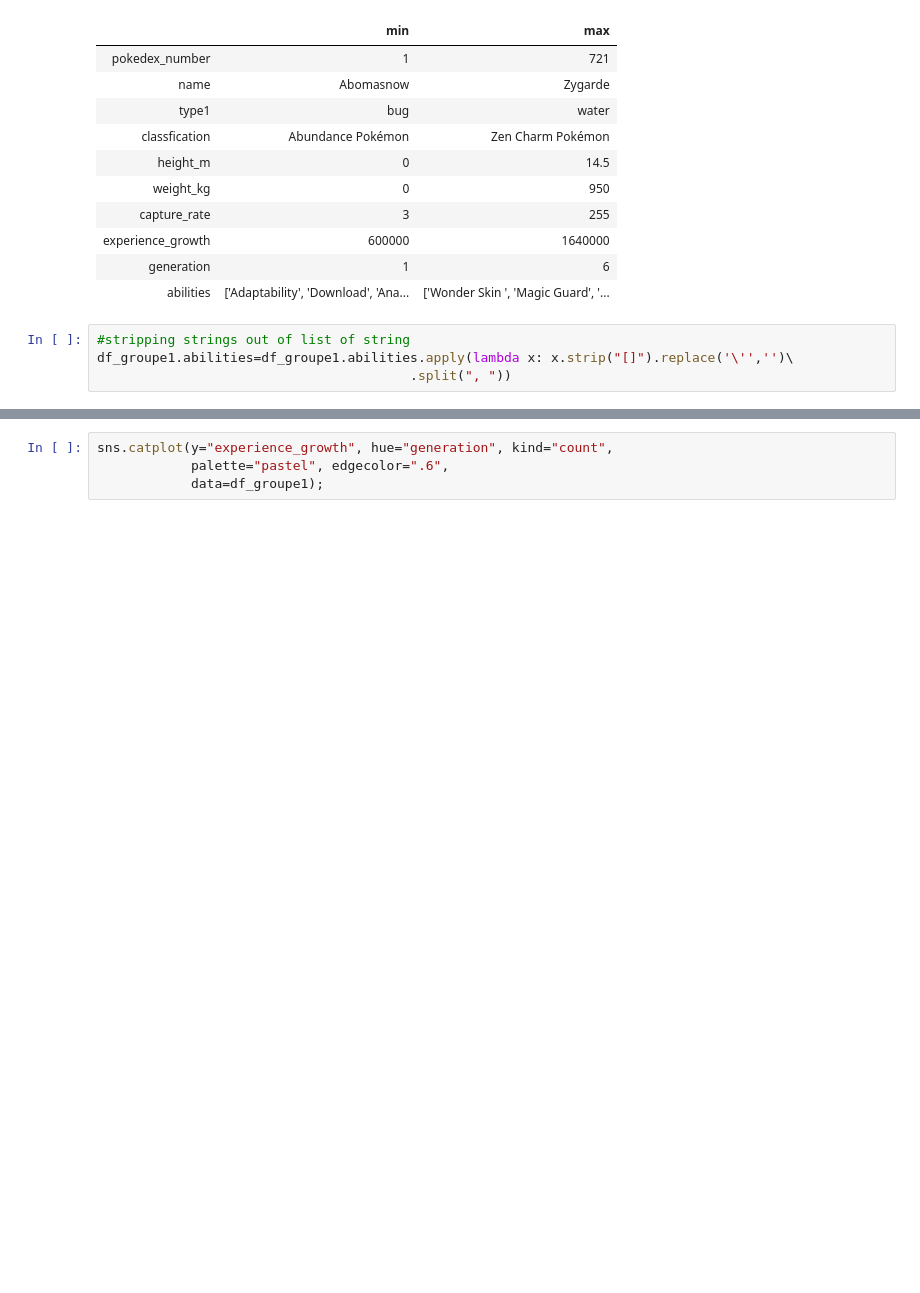
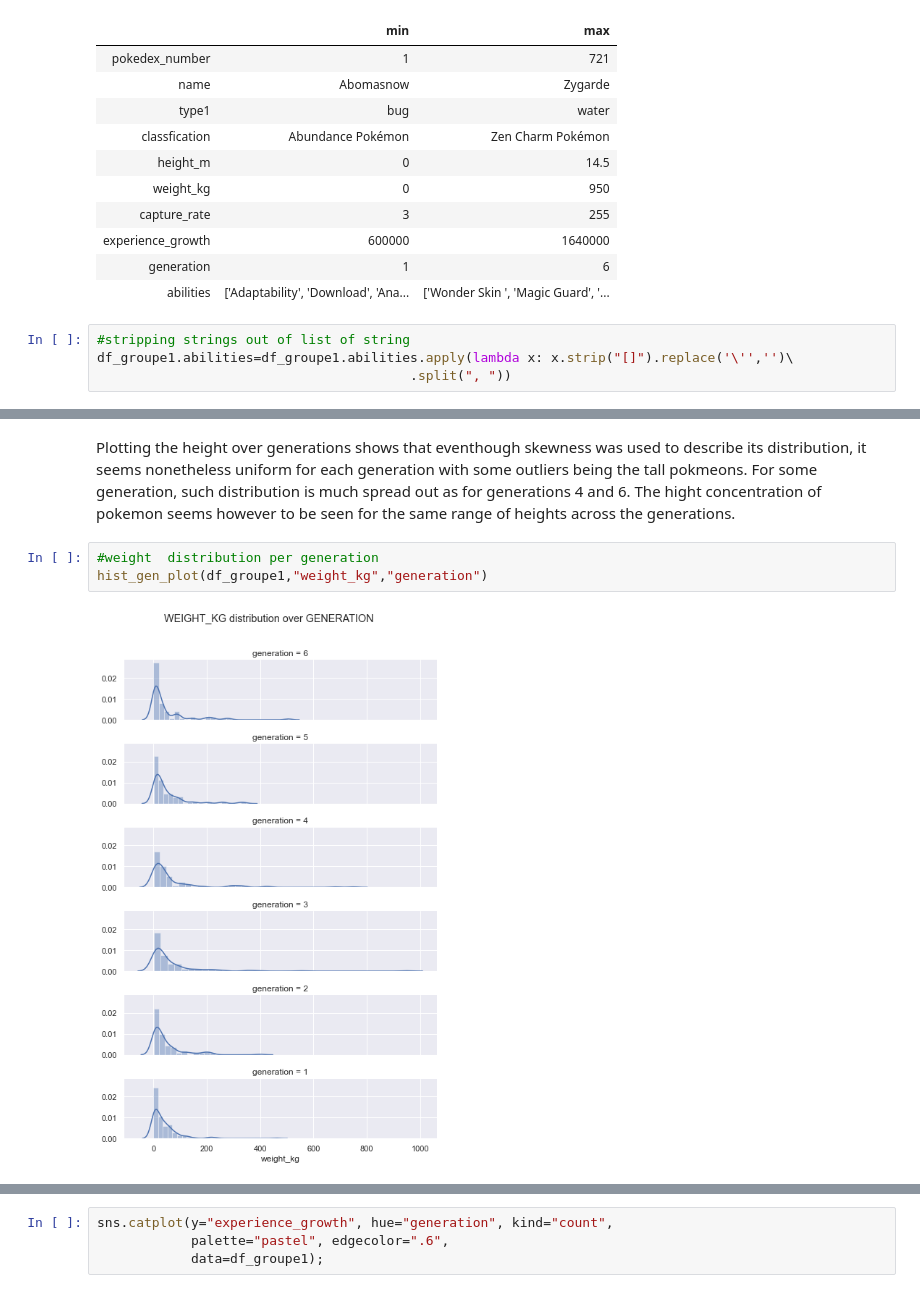
Before and after one commit to com-480-data-visualization/com-480-project-analaktycs, a Jupyter notebook: Milestone1.ipynb, the cells around one changed output, grey strips where cells are left out. Saved outputs shown, nothing was run; the diff lists cells and outputs as text; blank space fills up the shorter version.

```diff
--- a/Milestone1.ipynb
+++ b/Milestone1.ipynb
@@ -233,0 +236,7 @@ g.map(sns.distplot, "experience_growth", hist=True, rug=False);
+# %% [markdown]
+Plotting the height over generations shows that eventhough skewness was used to describe its distribution, it seems nonetheless uniform for each generation with some outliers being the tall pokmeons. For some generation, such distribution is much spread out as for generations 4 and 6. The hight concentration of pokemon seems however to be seen for the same range of heights across the generations.
+# %%
+#weight  distribution per generation
+hist_gen_plot(df_groupe1,"weight_kg","generation")
+# %% [output]
+[figure, added]
```
Also changed, not shown: parts of 29 cells of this notebook.
